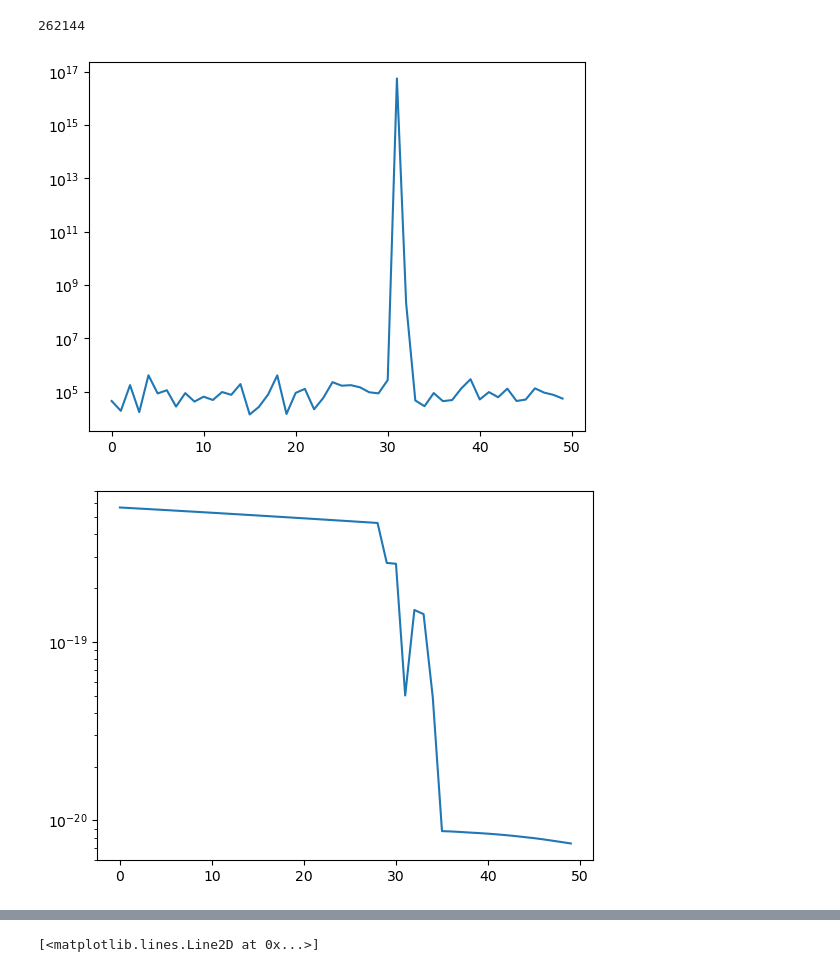
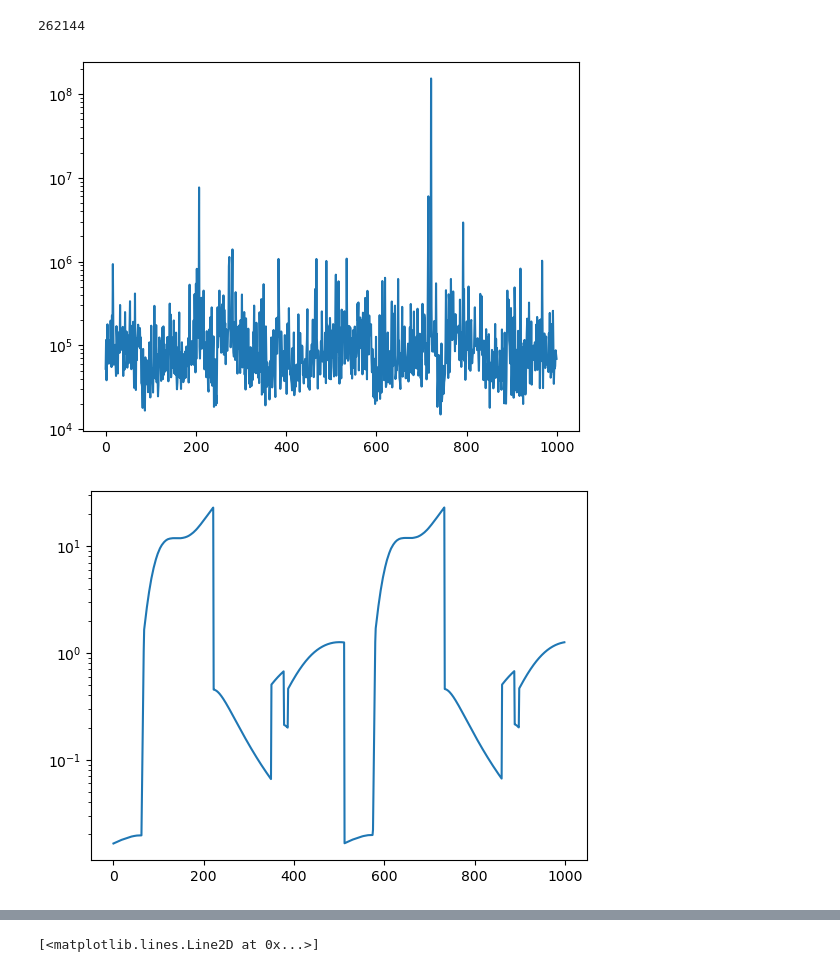
Before and after one commit to bencekaszas/ITT23-MIMO-processing, a Jupyter notebook: testing.ipynb, the cells around one changed output, grey strips where cells are left out. Cells and saved outputs as stored; diff of their text form; code cells hidden in the pictures.

Commit message:
new data, clustering in test

```diff
--- a/testing.ipynb
+++ b/testing.ipynb
@@ -4,6 +5,6 @@ import matplotlib.pyplot as plt
 # %%
 # Load the NPZ file
-data = np.load('4_0_0.npz')
+data = np.load('0_5_60.npz')
 
 # View available arrays
 print(data.files)
@@ -35,28 +36,31 @@ matrices: [[[ 8.904e-20+1.102e-19j -1.404e-19-1.918e-20j  1.153e-19-8.225e-20j
 # %%
 print(len(array1))
-array1 = array1[:50]
+data_arr = array1[:1000]
 # %% [output]
 262144
+# %%
+# divide data_arr by its average value for each entry
+data_arr = data_arr / np.mean(np.abs(data_arr).flatten())
 # %%
 
 # Compute singular values for all matrices in array1
 sv_arr = np.zeros((0, 4))
-for i, matrix in enumerate(array1):
+for i, matrix in enumerate(data_arr):
     if not np.isnan(matrix).any():
         U, s, Vt = np.linalg.svd(matrix)
         sv_arr = np.vstack([sv_arr, s])
 
 
 plt.semilogy(sv_arr[:, 0]/ sv_arr[:, -1])
 
 plt.show()
 plt.semilogy(sv_arr[:, 0])
 
 plt.show()
-plt.semilogy(sv_arr[:, 1])
+plt.semilogy(sv_arr[:, -1])
 
 plt.show()
 plt.semilogy(sv_arr[:, 1]/sv_arr[:, 0])
 # %% [output]
-[figure, old version]
+[figure, new version]
-[figure, old version]
+[figure, new version]
```
Also changed, not shown: parts of 5 cells of this notebook, 1 other file.
